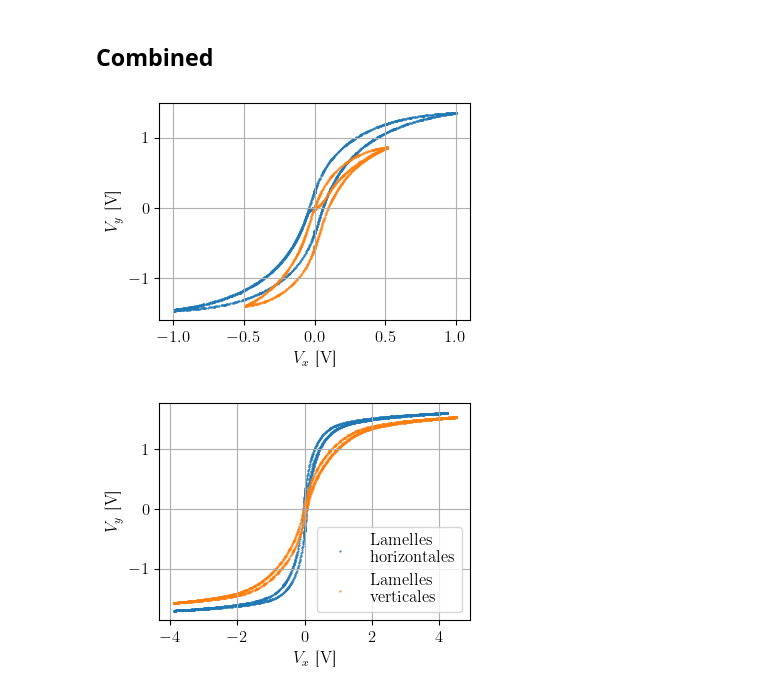
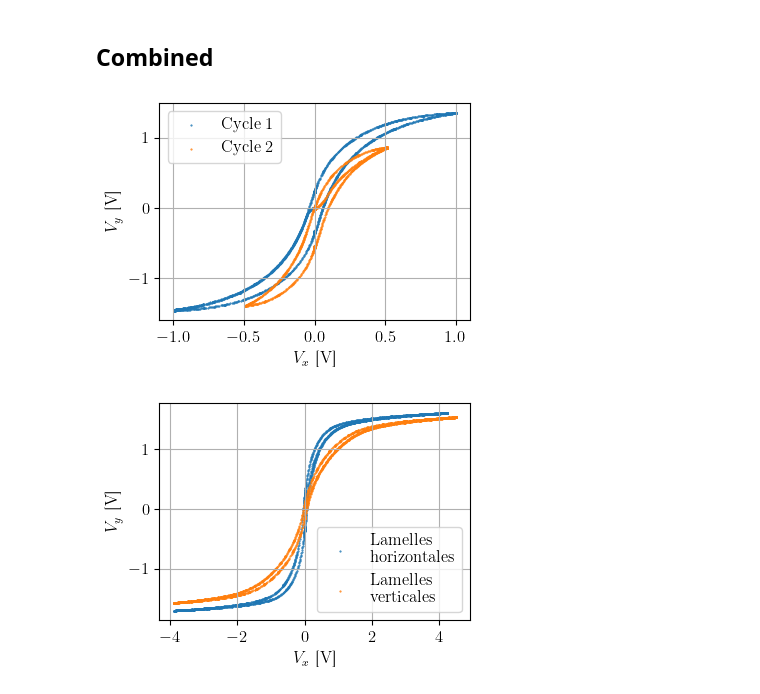
Before and after one commit to TomVdt/TPII-rapports, a Jupyter notebook: 04-G1-cycle-hysterese-magnetique/analyse/exp1.ipynb, the cells around one changed output. Saved outputs shown, nothing was run; the diff lists cells and outputs as text; code cells hidden in the pictures.

```diff
--- a/04-G1-cycle-hysterese-magnetique/analyse/exp1.ipynb
+++ b/04-G1-cycle-hysterese-magnetique/analyse/exp1.ipynb
@@ -38,15 +38,16 @@ smoll = load("../data/G1-phywe-avec-bloc-smoll.csv")
 smoller = load("../data/G1-phywe-avec-bloc-smoller.csv")
 # %%
 # plt.scatter(bloc[0], bloc[1], marker='s', s=2)
-plt.scatter(smoll[0], smoll[1], marker='.', s=1)
-plt.scatter(smoller[0], smoller[1], marker='.', s=1)
+plt.scatter(smoll[0], smoll[1], marker='.', s=1, label='Cycle 1')
+plt.scatter(smoller[0], smoller[1], marker='.', s=1, label='Cycle 2')
 plt.xlabel(r"$V_x$ [\si{\volt}]")
 plt.ylabel(r"$V_y$ [\si{\volt}]")
 plt.grid()
+plt.legend()
 plt.tight_layout()
 plt.savefig("../figures/phywe_autres_cycles.pdf")
 # %% [output]
-[figure, old version]
+[figure, new version]
 # %%
 horz = load("../data/G1-phywe-avec-bloc-horiz.csv")
 vert = load("../data/G1-phywe-avec-bloc-penche.csv")
```
Also changed, not shown: parts of 5 cells of this notebook, 36 other files.
